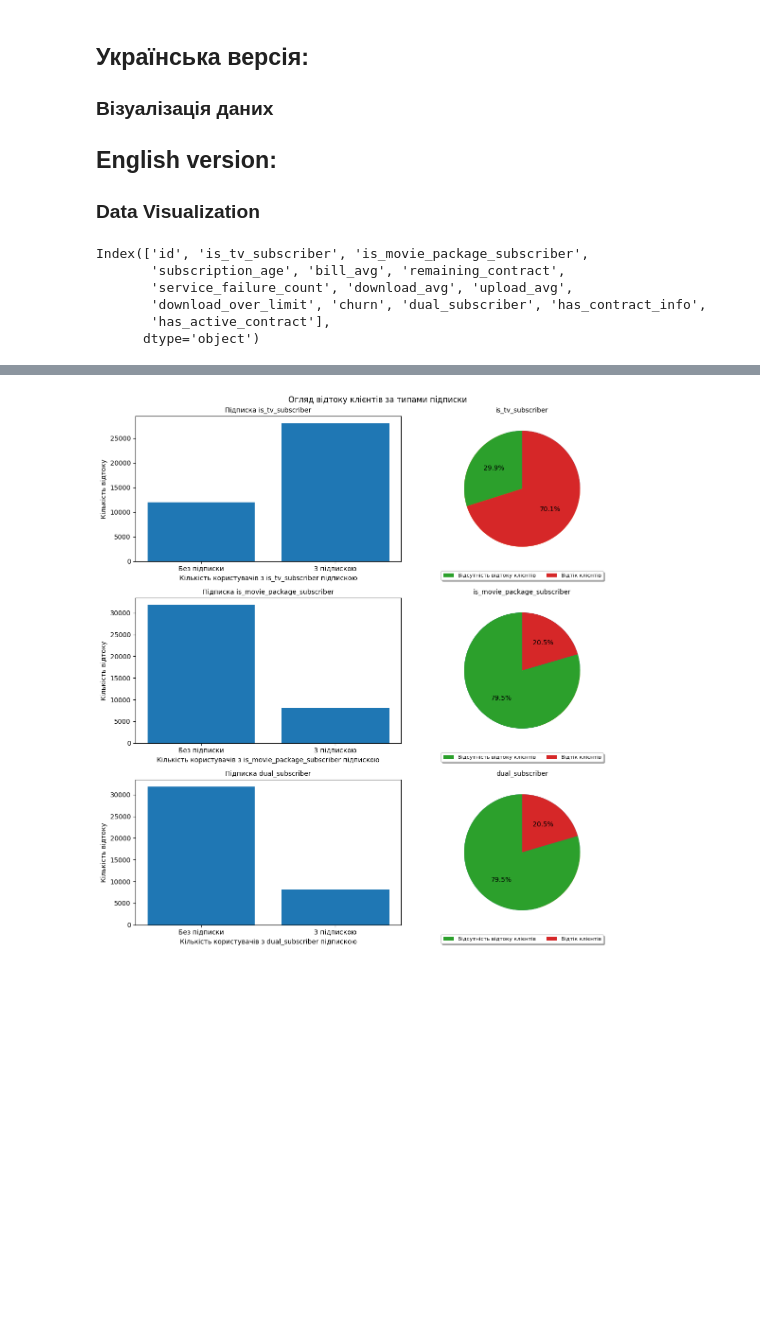
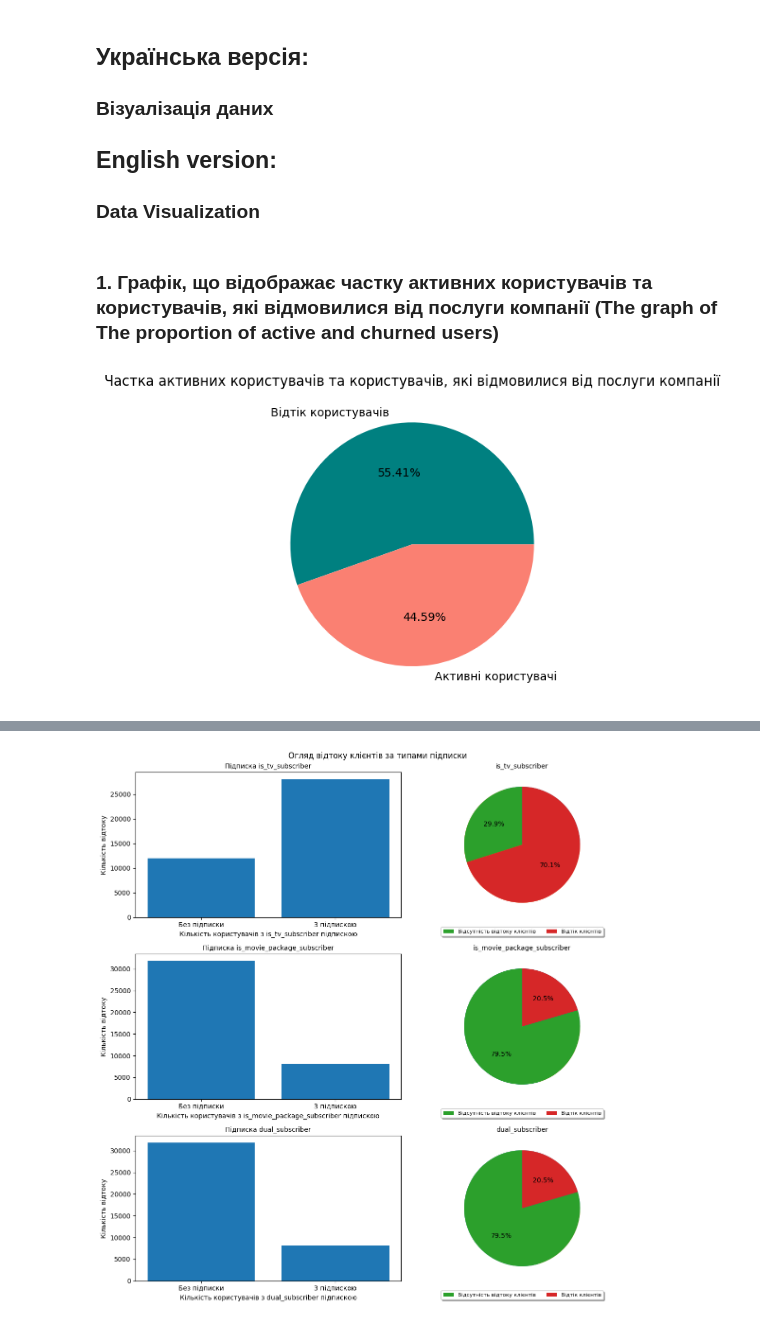
Before and after one commit to MaksimDar/telecom-churn-prediction, a Jupyter notebook: notebooks/01_eda.ipynb, the cells around one changed output, grey strips where cells are left out. Saved outputs shown, nothing was run; the diff lists cells and outputs as text; code cells hidden in the pictures; blank space fills up the shorter version.

```diff
--- a/notebooks/01_eda.ipynb
+++ b/notebooks/01_eda.ipynb
@@ -332,12 +380,16 @@ df
 ### Data Visualization
 # %%
 df_copy = df.copy()
-# %%
-df_copy.columns
-# %% [output]
-Index(['id', 'is_tv_subscriber', 'is_movie_package_subscriber',
-       'subscription_age', 'bill_avg', 'remaining_contract',
-       'service_failure_count', 'download_avg', 'upload_avg',
-       'download_over_limit', 'churn', 'dual_subscriber', 'has_contract_info',
-       'has_active_contract'],
-      dtype='object')
+# %% [markdown]
+### 1. Графік, що відображає частку активних користувачів та користувачів, які відмовилися від послуги компанії (The graph of The proportion of active and churned users)
+# %%
+churned_users = df_copy['churn'].sum()
+active_users = df_copy.shape[0] - churned_users
+# %%
+data_users = [churned_users,active_users]
+labels_users = ['Відтік користувачів','Активні користувачі']
+plt.title('Частка активних користувачів та користувачів, які відмовилися від послуги компанії')
+plt.pie(data_users,labels=labels_users,autopct="%.2f%%",colors=['Teal','Salmon'],shadow=False, labeldistance=1.1, startangle=0, radius=1)
+plt.show()
+# %% [output]
+[figure, added]
```
Also changed, not shown: parts of 19 cells of this notebook.
